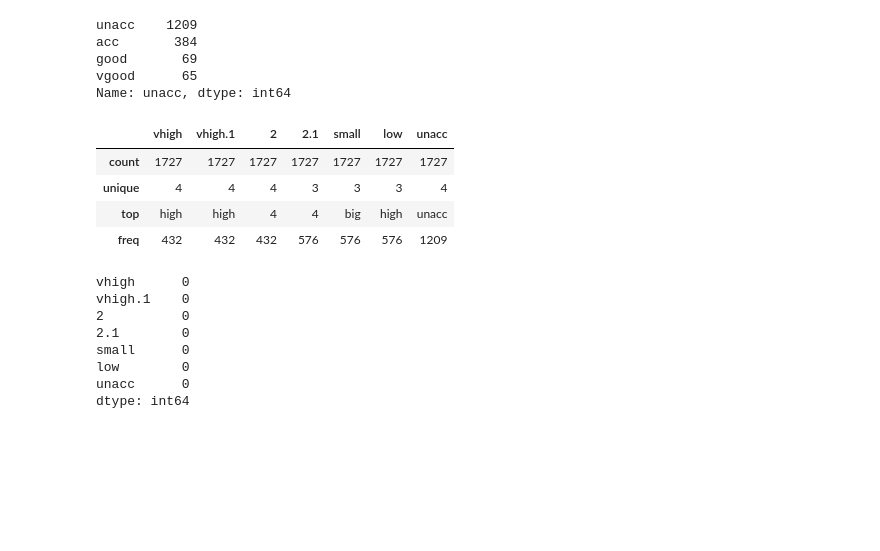
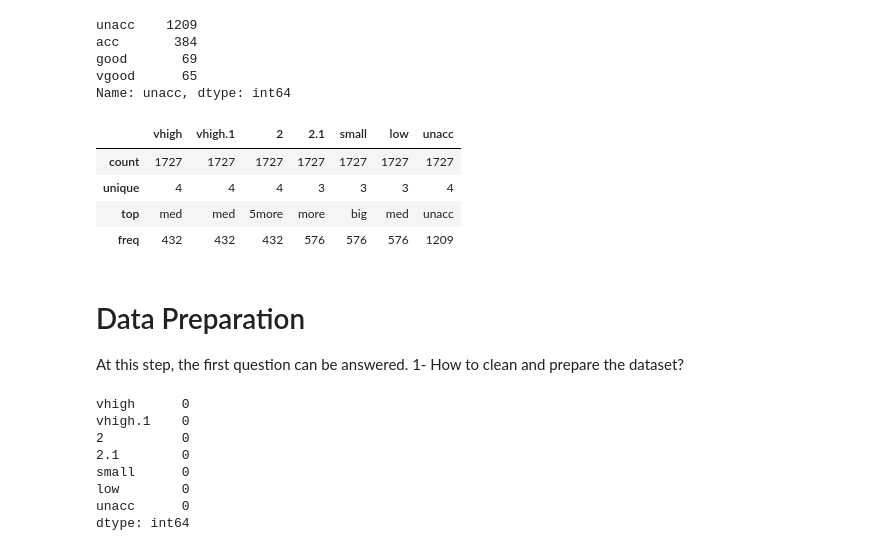
Before and after one commit to Mishzzzzz/Car-Evaluation, a Jupyter notebook: car_evaluation.ipynb, the cells around one changed output. Drawn from its saved outputs; the diff is of its cells as text; code cells hidden in the pictures; blank space fills up the shorter version.

```diff
--- a/car_evaluation.ipynb
+++ b/car_evaluation.ipynb
@@ -25,12 +41,17 @@ good       69
 vgood      65
 Name: unacc, dtype: int64
 # %%
-dataset2.describe()
+dataset.describe()
 
 #from here we can see that attributes of all instances are available >> no missing data
 # %% [output]
 |  | vhigh | vhigh.1 | 2 | 2.1 | small | low | unacc |
 | count | 1727 | 1727 | 1727 | 1727 | 1727 | 1727 | 1727 |
 | unique | 4 | 4 | 4 | 3 | 3 | 3 | 4 |
-| top | high | high | 4 | 4 | big | high | unacc |
+| top | med | med | 5more | more | big | med | unacc |
 | freq | 432 | 432 | 432 | 576 | 576 | 576 | 1209 |
+# %% [markdown]
+# Data Preparation
+
+At this step, the first question can be answered.
+1- How to clean and prepare the dataset?
```
Also changed, not shown: parts of 22 cells of this notebook.
